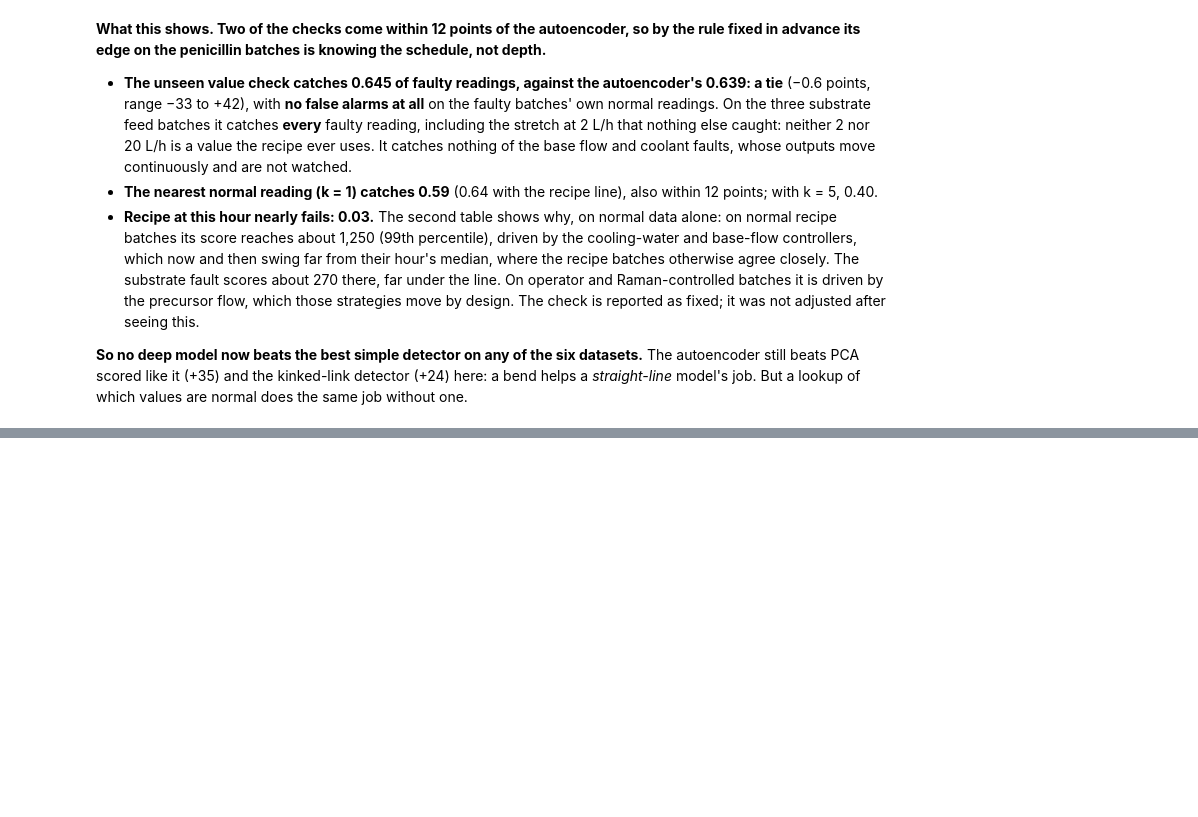
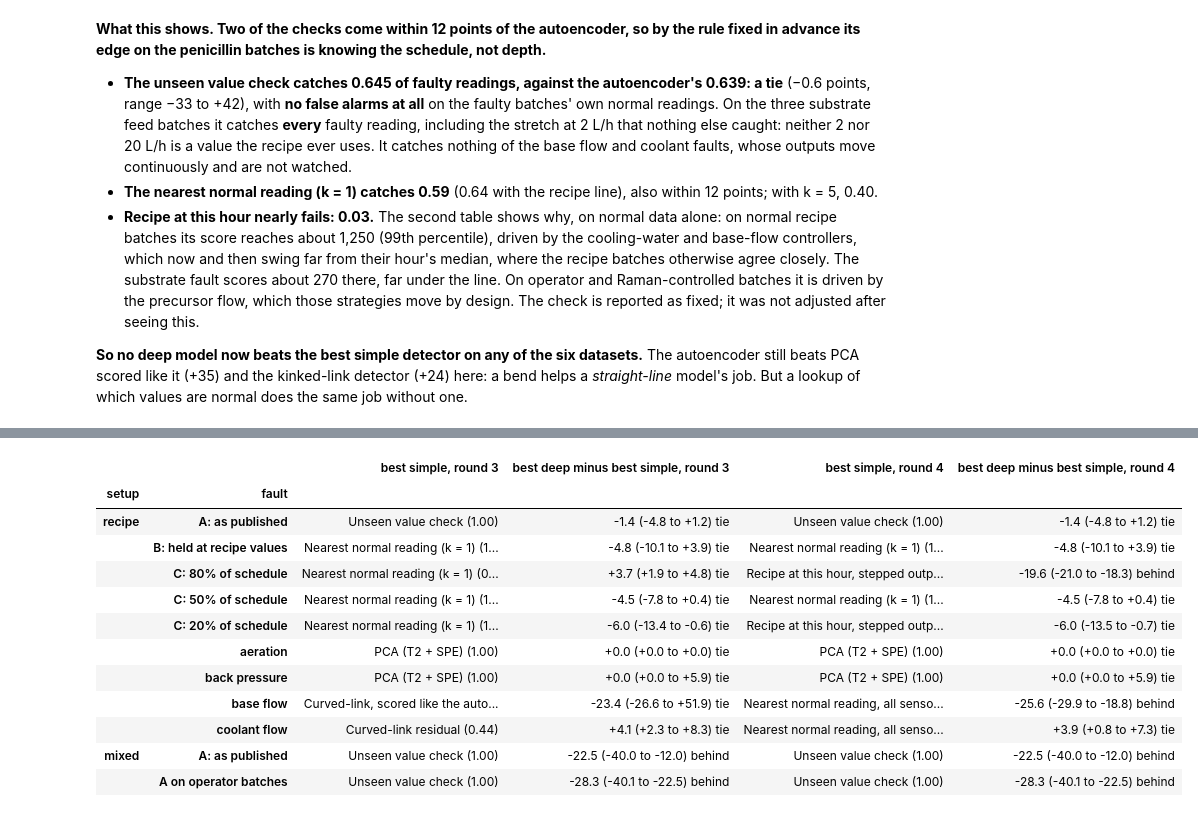
Before and after one commit to NeerajGit16/deep-learning-in-anomaly-detection, a Jupyter notebook: anomaly_lab/09_deep_models.ipynb, the cells around one changed output, grey strips where cells are left out. Cells and saved outputs as stored; diff of their text form; code cells hidden in the pictures; blank space fills up the shorter version.

```diff
--- a/anomaly_lab/09_deep_models.ipynb
+++ b/anomaly_lab/09_deep_models.ipynb
@@ -737,0 +811,16 @@ round4.gap_changes("cranfield")[lambda t: t["moved"]]
+# %%
+round4.campaign_questions()
+# %% [output]
+|  |  | best simple, round 3 | best deep minus best simple, round 3 | best simple, round 4 | best deep minus best simple, round 4 |
+| setup | fault |  |  |  |  |
+| recipe | A: as published | Unseen value check (1.00) | -1.4 (-4.8 to +1.2) tie | Unseen value check (1.00) | -1.4 (-4.8 to +1.2) tie |
+|  | B: held at recipe values | Nearest normal reading (k = 1) (1... | -4.8 (-10.1 to +3.9) tie | Nearest normal reading (k = 1) (1... | -4.8 (-10.1 to +3.9) tie |
+|  | C: 80% of schedule | Nearest normal reading (k = 1) (0... | +3.7 (+1.9 to +4.8) tie | Recipe at this hour, stepped outp... | -19.6 (-21.0 to -18.3) behind |
+|  | C: 50% of schedule | Nearest normal reading (k = 1) (1... | -4.5 (-7.8 to +0.4) tie | Nearest normal reading (k = 1) (1... | -4.5 (-7.8 to +0.4) tie |
+|  | C: 20% of schedule | Nearest normal reading (k = 1) (1... | -6.0 (-13.4 to -0.6) tie | Recipe at this hour, stepped outp... | -6.0 (-13.5 to -0.7) tie |
+|  | aeration | PCA (T2 + SPE) (1.00) | +0.0 (+0.0 to +0.0) tie | PCA (T2 + SPE) (1.00) | +0.0 (+0.0 to +0.0) tie |
+|  | back pressure | PCA (T2 + SPE) (1.00) | +0.0 (+0.0 to +5.9) tie | PCA (T2 + SPE) (1.00) | +0.0 (+0.0 to +5.9) tie |
+|  | base flow | Curved-link, scored like the auto... | -23.4 (-26.6 to +51.9) tie | Nearest normal reading, all senso... | -25.6 (-29.9 to -18.8) behind |
+|  | coolant flow | Curved-link residual (0.44) | +4.1 (+2.3 to +8.3) tie | Nearest normal reading, all senso... | +3.9 (+0.8 to +7.3) tie |
+| mixed | A: as published | Unseen value check (1.00) | -22.5 (-40.0 to -12.0) behind | Unseen value check (1.00) | -22.5 (-40.0 to -12.0) behind |
+|  | A on operator batches | Unseen value check (1.00) | -28.3 (-40.1 to -22.5) behind | Unseen value check (1.00) | -28.3 (-40.1 to -22.5) behind |
```
Also changed, not shown: parts of 18 cells of this notebook, 2 other files.
